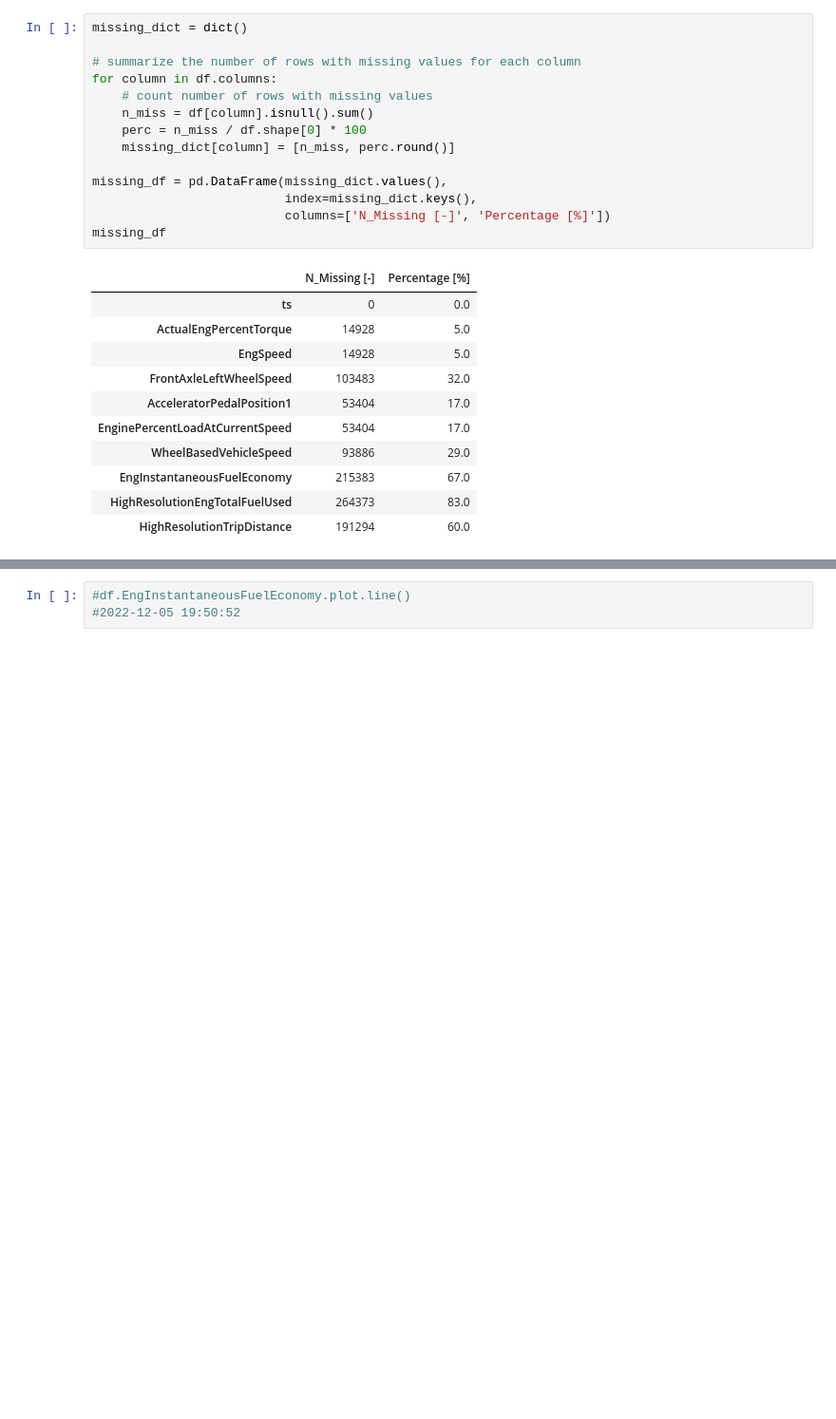
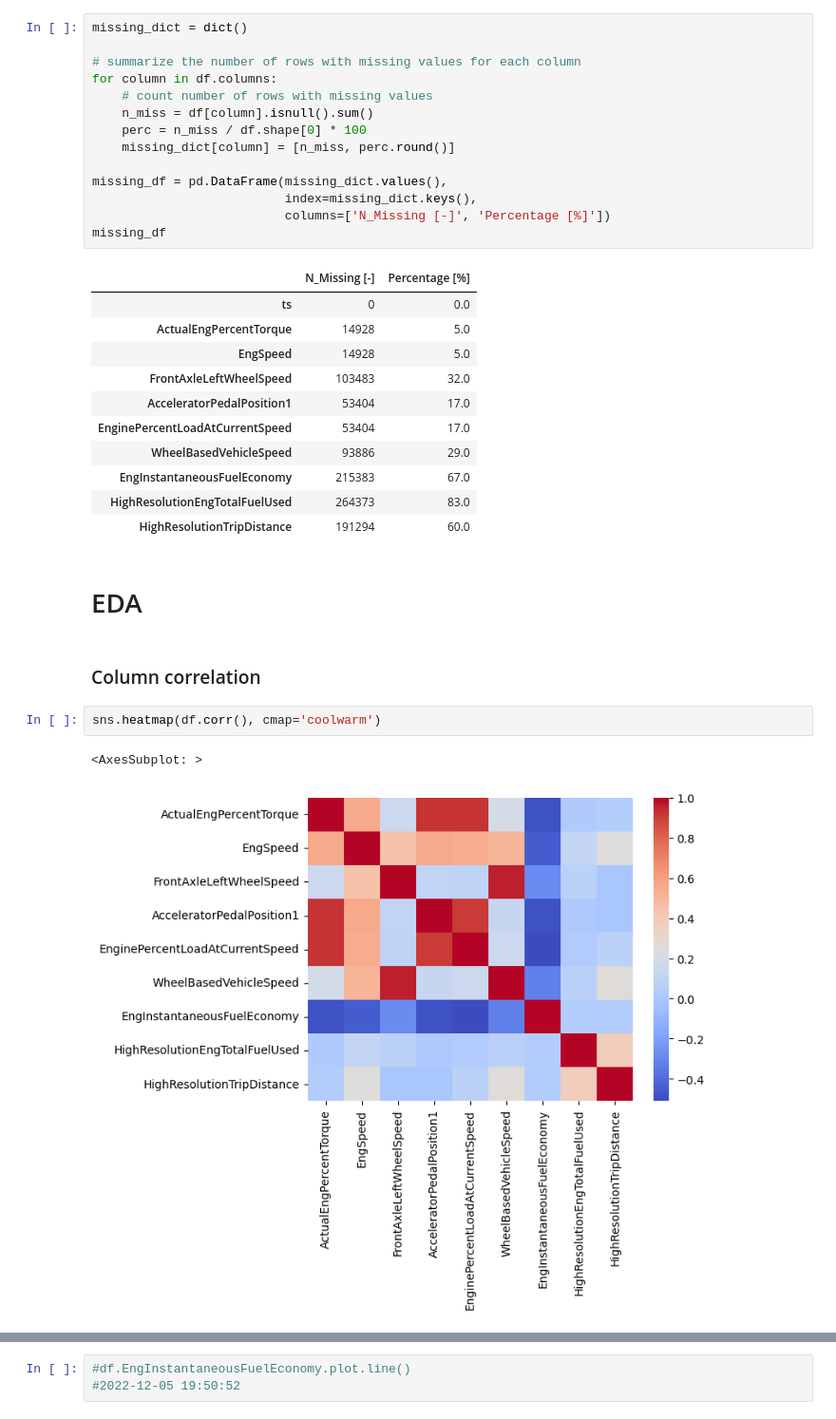
Before and after one commit to piotr-druzdzel/Semi-Supervised-Regression-with-Bus-Data, a Jupyter notebook: main.ipynb, the cells around one changed output, grey strips where cells are left out. Shown at 95% size. Saved outputs shown, nothing was run; the diff lists cells and outputs as text; blank space fills up the shorter version.

```diff
--- a/main.ipynb
+++ b/main.ipynb
@@ -77,3 +77,12 @@ missing_df
 | EngInstantaneousFuelEconomy | 215383 | 67.0 |
 | HighResolutionEngTotalFuelUsed | 264373 | 83.0 |
 | HighResolutionTripDistance | 191294 | 60.0 |
+# %% [markdown]
+# EDA
+# %% [markdown]
+### Column correlation
+# %%
+sns.heatmap(df.corr(), cmap='coolwarm')
+# %% [output]
+<AxesSubplot: >
+[figure, added]
```
Also changed, not shown: parts of 6 cells of this notebook.
